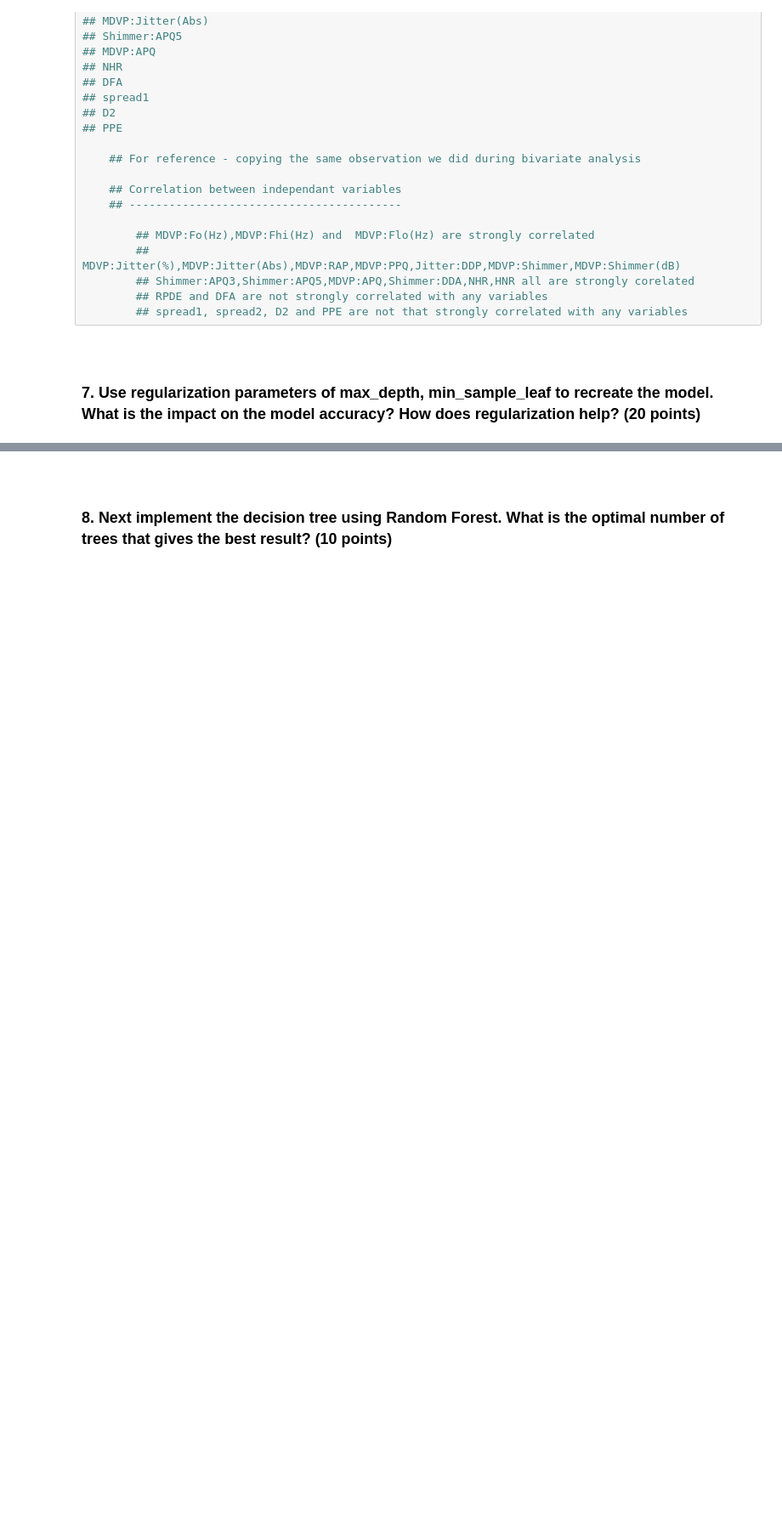
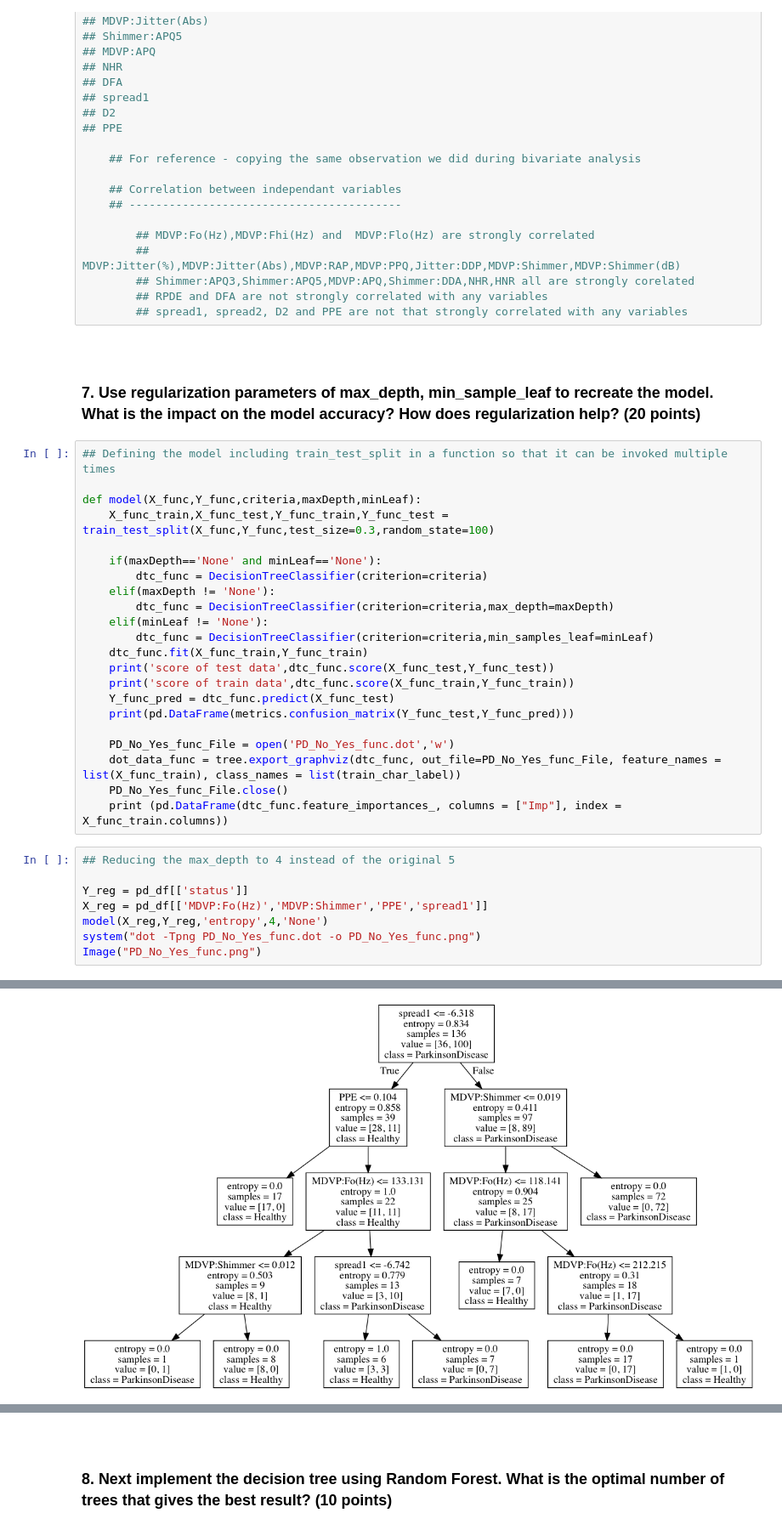
Before and after one commit to GreatLearningAIML1/chennai-aug-batch-senthilvelavan, a Jupyter notebook: EnsembleTechniques-R3-Project1/EnsembleTechniques_R3_Project1_Parkinson’s Disease.ipynb, the cells around one changed output, grey strips where cells are left out. Shown at 85% size. Saved outputs shown, nothing was run; the diff lists cells and outputs as text; blank space fills up the shorter version.

```diff
--- a/EnsembleTechniques-R3-Project1/EnsembleTechniques_R3_Project1_Parkinson’s Disease.ipynb
+++ b/EnsembleTechniques-R3-Project1/EnsembleTechniques_R3_Project1_Parkinson’s Disease.ipynb
@@ -520,3 +520,34 @@ spread1       0.406287
 7. Use regularization parameters of max_depth, min_sample_leaf to recreate the model. What is the impact on the model accuracy? How does regularization help? (20 points)
 <br>
 </h3>
+# %%
+## Defining the model including train_test_split in a function so that it can be invoked multiple times
+
+def model(X_func,Y_func,criteria,maxDepth,minLeaf):
+    X_func_train,X_func_test,Y_func_train,Y_func_test = train_test_split(X_func,Y_func,test_size=0.3,random_state=100)
+
+    if(maxDepth=='None' and minLeaf=='None'):
+        dtc_func = DecisionTreeClassifier(criterion=criteria)
+    elif(maxDepth != 'None'):
+        dtc_func = DecisionTreeClassifier(criterion=criteria,max_depth=maxDepth)
+    elif(minLeaf != 'None'):
+        dtc_func = DecisionTreeClassifier(criterion=criteria,min_samples_leaf=minLeaf)
+    dtc_func.fit(X_func_train,Y_func_train)
+    print('score of test data',dtc_func.score(X_func_test,Y_func_test))
+    print('score of train data',dtc_func.score(X_func_train,Y_func_train))
+    Y_func_pred = dtc_func.predict(X_func_test)
+    print(pd.DataFrame(metrics.confusion_matrix(Y_func_test,Y_func_pred)))
+
+    PD_No_Yes_func_File = open('PD_No_Yes_func.dot','w')
+    dot_data_func = tree.export_graphviz(dtc_func, out_file=PD_No_Yes_func_File, feature_names = list(X_func_train), class_names = list(train_char_label))
+    PD_No_Yes_func_File.close()
+    print (pd.DataFrame(dtc_func.feature_importances_, columns = ["Imp"], index = X_func_train.columns))
+# %%
+## Reducing the max_depth to 4 instead of the original 5
+
+Y_reg = pd_df[['status']]
+X_reg = pd_df[['MDVP:Fo(Hz)','MDVP:Shimmer','PPE','spread1']]
+model(X_reg,Y_reg,'entropy',4,'None')
+system("dot -Tpng PD_No_Yes_func.dot -o PD_No_Yes_func.png")
+Image("PD_No_Yes_func.png")
+# %% [output]
@@ -522,0 +564 @@ spread1       0.406287
+[figure, added]
```
Also changed, not shown: parts of 9 cells of this notebook.
